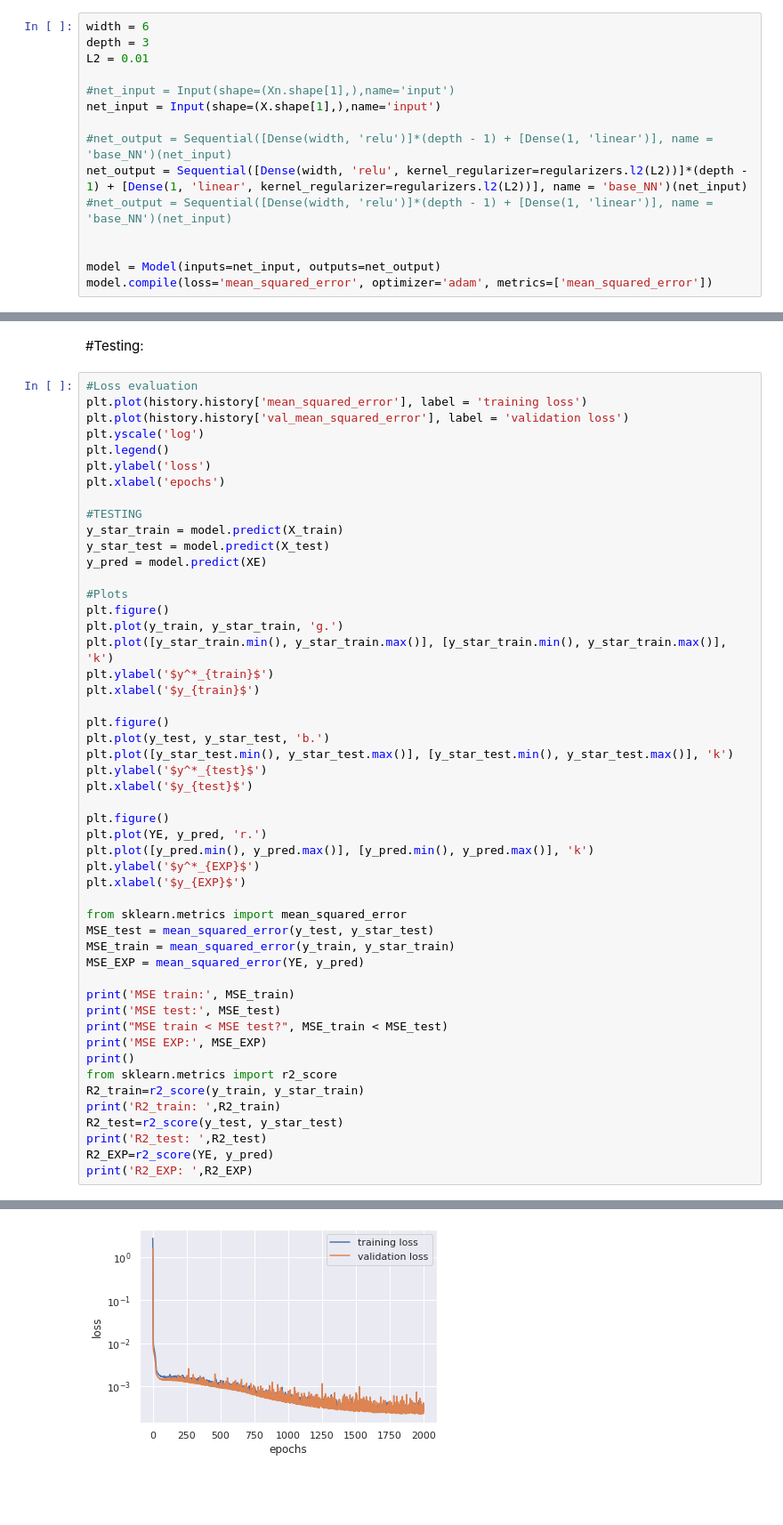
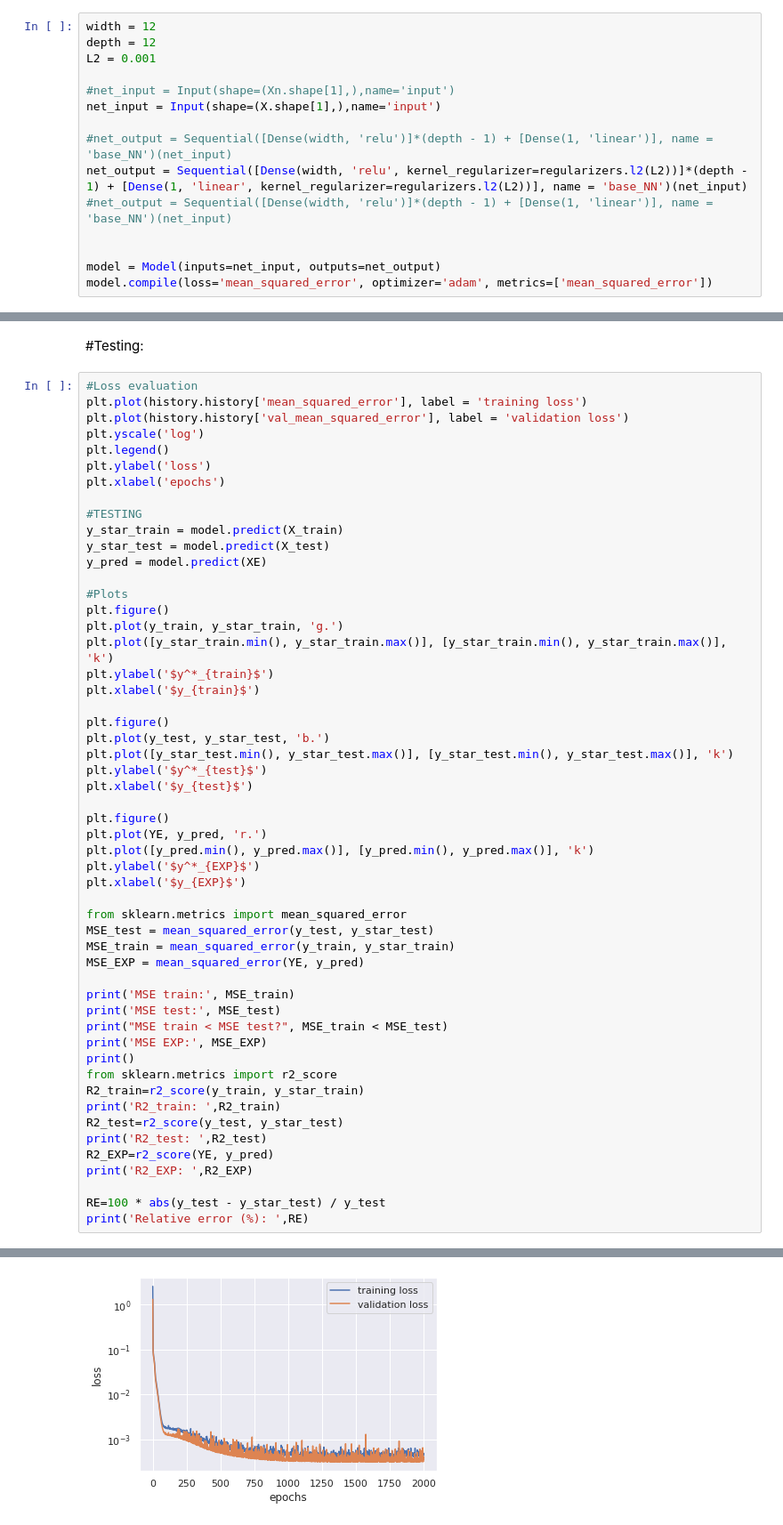
Before and after one commit to GermanOmar/ANN1, a Jupyter notebook: WAAM_2.ipynb, the cells around one changed output, grey strips where cells are left out. Shown: that part at 89% size. Drawn from its saved outputs; the diff is of its cells as text; blank space fills up the shorter version.

```diff
--- a/WAAM_2.ipynb
+++ b/WAAM_2.ipynb
@@ -135,9 +135,9 @@ training samples: 184  test samples: 47
 # %% [markdown]
 #Setting hyperparameters:
 # %%
-width = 6
-depth = 3
-L2 = 0.01
+width = 12
+depth = 12
+L2 = 0.001
 
 #net_input = Input(shape=(Xn.shape[1],),name='input')
 net_input = Input(shape=(X.shape[1],),name='input')
@@ -225,4 +225,7 @@ R2_test=r2_score(y_test, y_star_test)
 print('R2_test: ',R2_test)
 R2_EXP=r2_score(YE, y_pred)
 print('R2_EXP: ',R2_EXP)
+
+RE=100 * abs(y_test - y_star_test) / y_test
+print('Relative error (%): ',RE)
 # %% [output]
@@ -237 +249 @@ R2_EXP:  0.8056235078968399
-[figure, old version]
+[figure, new version]
```
Also changed, not shown: parts of 9 cells of this notebook.
